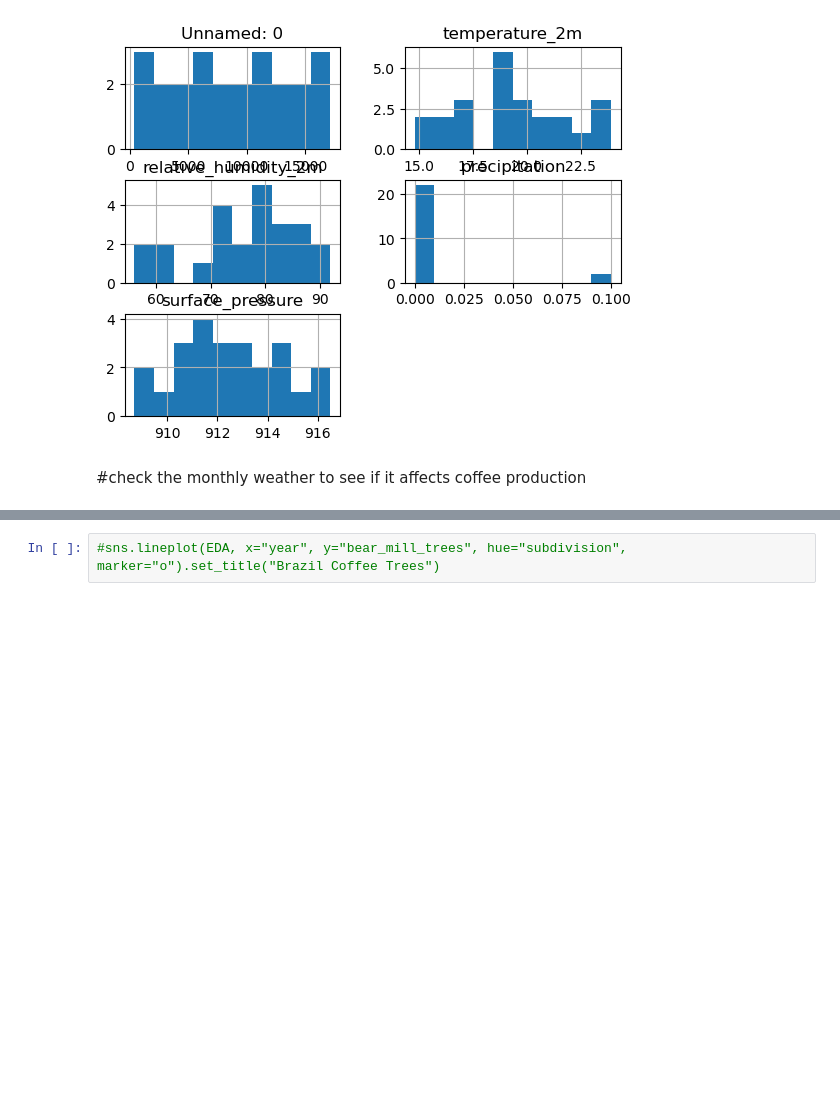
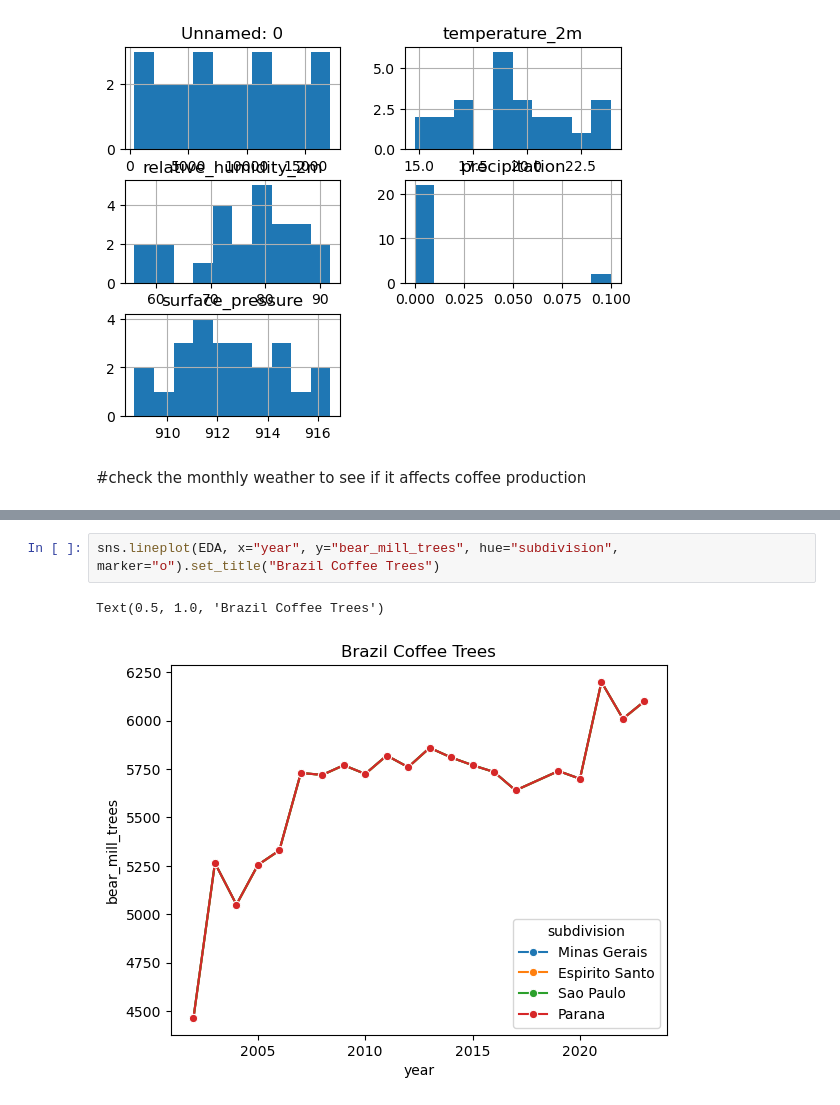
Before and after one commit to Totally-Kyle/TLAB-3, a Jupyter notebook: weather_api/notebooks/explore_weather.ipynb, the cells around one changed output, grey strips where cells are left out. Saved outputs shown, nothing was run; the diff lists cells and outputs as text; blank space fills up the shorter version.

```diff
--- a/weather_api/notebooks/explore_weather.ipynb
+++ b/weather_api/notebooks/explore_weather.ipynb
@@ -24,2 +27,5 @@ sns.lineplot(EDA, x="year", y="million_60kgs_bag", hue="subdivision", marker="o"
 # %%
-#sns.lineplot(EDA, x="year", y="bear_mill_trees", hue="subdivision", marker="o").set_title("Brazil Coffee Trees")
+sns.lineplot(EDA, x="year", y="bear_mill_trees", hue="subdivision", marker="o").set_title("Brazil Coffee Trees")
+# %% [output]
+Text(0.5, 1.0, 'Brazil Coffee Trees')
+[figure, added]
```
Also changed, not shown: parts of 2 cells of this notebook.
